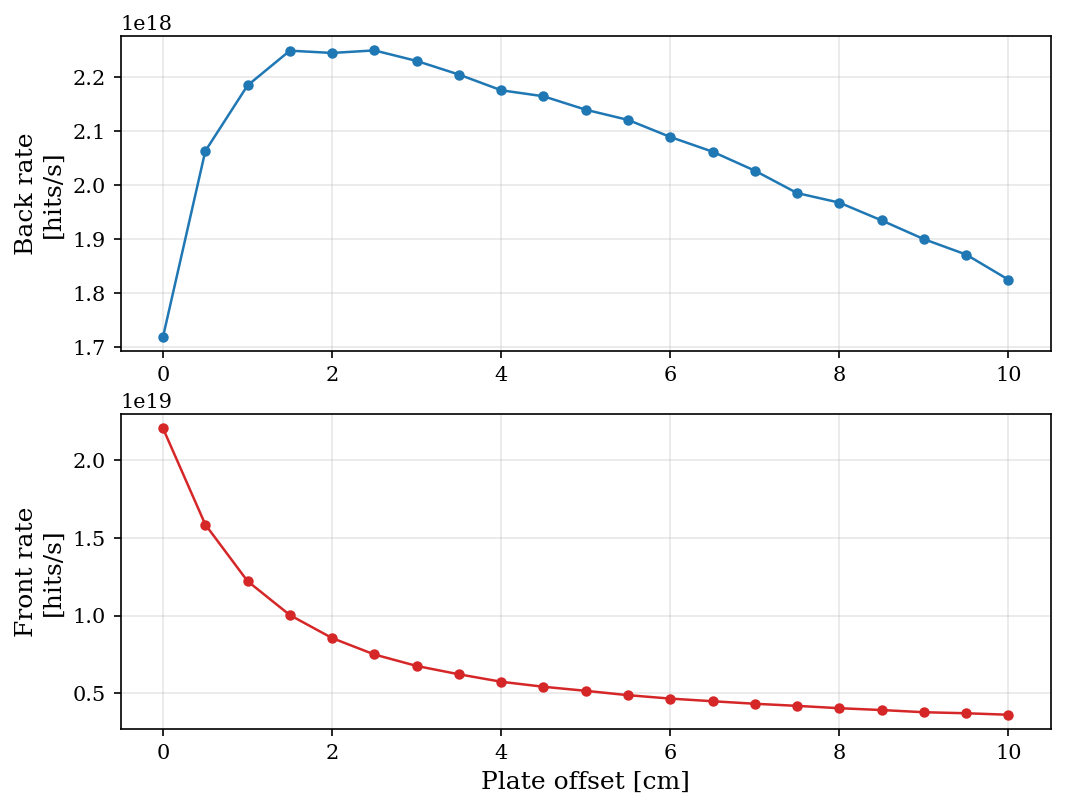
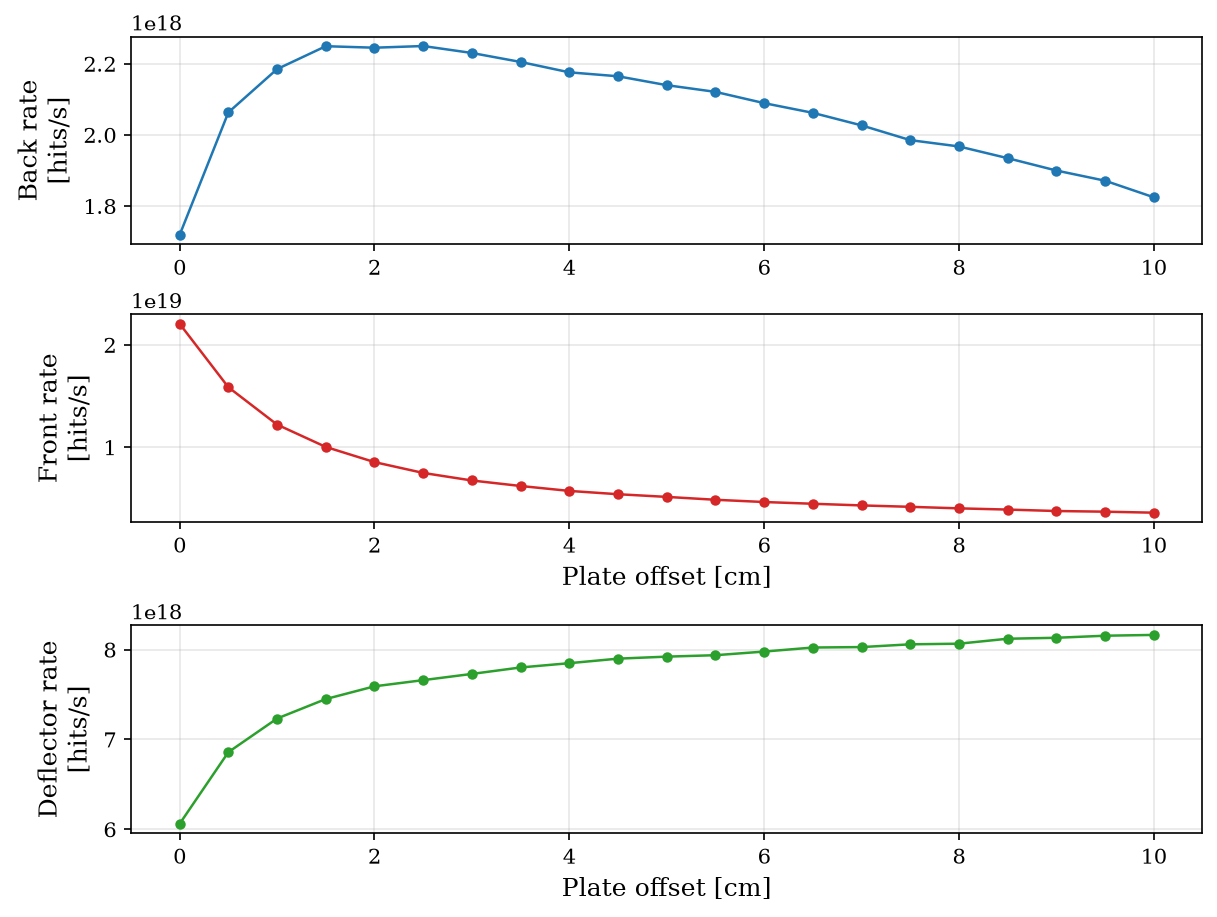
Unified diff of the notebook cell whose output changed from the first chart to the second:
--- before
+++ after
@@ -1,3 +1,3 @@
-fig, ax = plt.subplots(2, 1, figsize=(8, 6))
+fig, ax = plt.subplots(3, 1, figsize=(8, 6),constrained_layout=True)
 ax[0].plot(df["offset"], df["plate_back_imping_rate"], marker="o", ms=4, lw=1.2, color="#1f77b4")
 ax[0].set_ylabel("Back rate\n[hits/s]")
@@ -10,3 +10,8 @@
 ax[1].set_xlabel("Plate offset [cm]")
 
+ax[2].plot(df["offset"], df["deflector_imping_rate"], marker="o", ms=4, lw=1.2, color="#2ca02c")
+ax[2].set_ylabel("Deflector rate\n[hits/s]")
+ax[2].grid(alpha=0.3, which="both")
+ax[2].set_xlabel("Plate offset [cm]")
+
 plt.savefig("position_sweep_impingement_rates.png", dpi=300, bbox_inches="tight")

Commit: Added deflector impingement rate plots